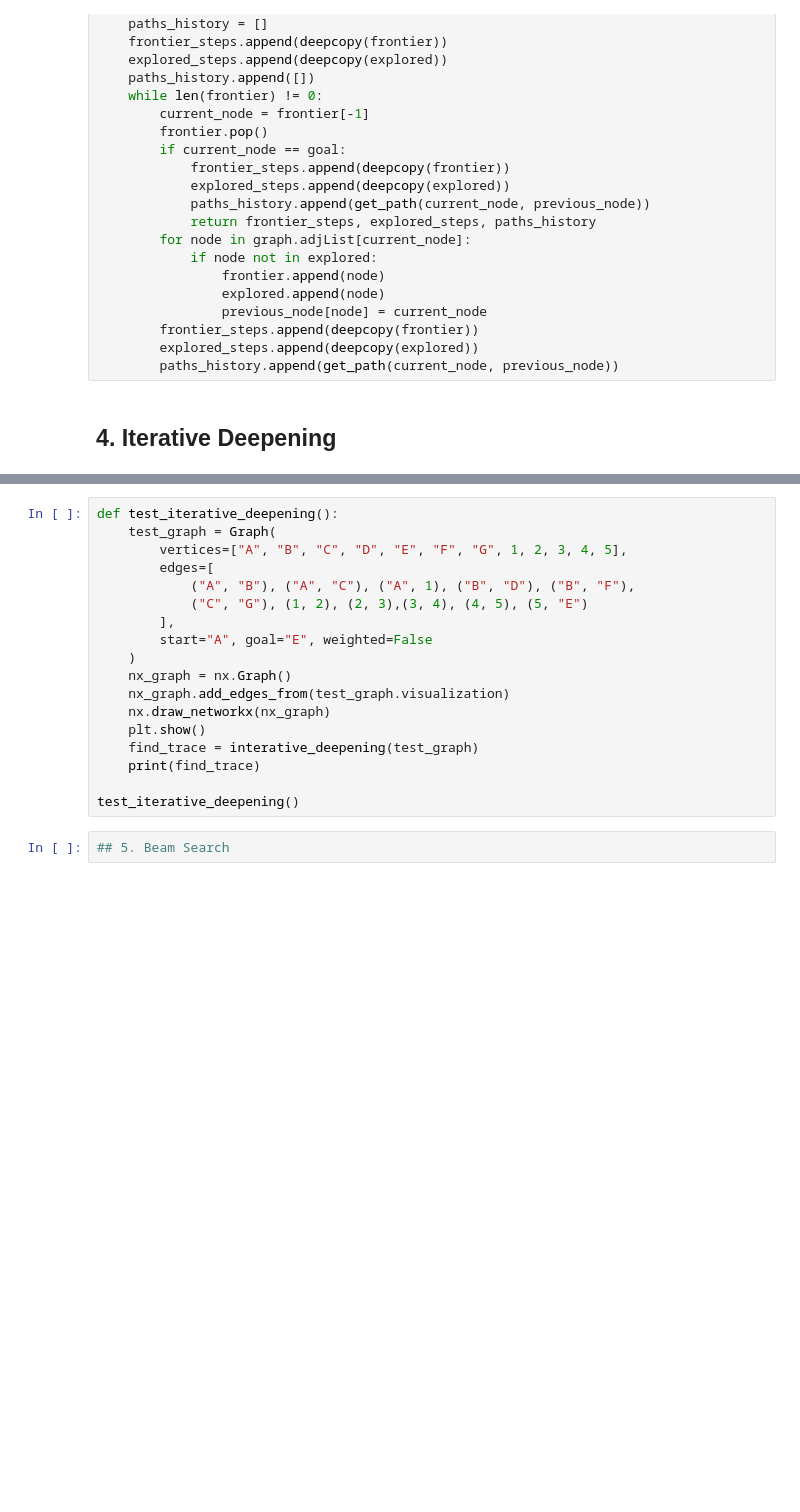
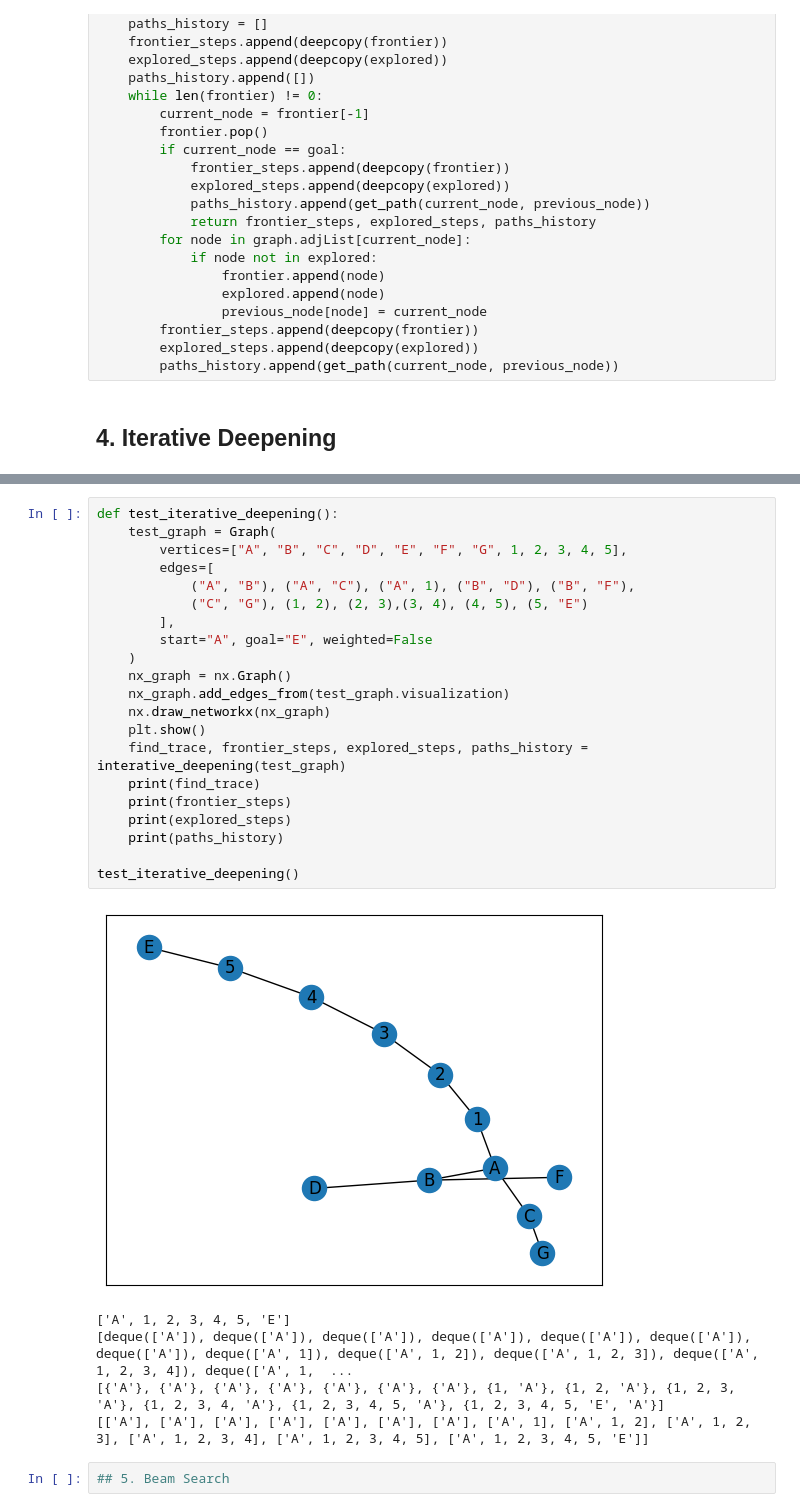
Before and after one commit to iGotsIt/AI-search-tool, a Jupyter notebook: AI Search Tool.ipynb, the cells around one changed output, grey strips where cells are left out. Saved outputs shown, nothing was run; the diff lists cells and outputs as text; blank space fills up the shorter version.

Commit message:
implement history

```diff
--- a/AI Search Tool.ipynb
+++ b/AI Search Tool.ipynb
@@ -186,21 +206,30 @@ def interative_deepening(graph: Graph) -> Optional[Trace]:
 # %%
 def test_iterative_deepening():
     test_graph = Graph(
         vertices=["A", "B", "C", "D", "E", "F", "G", 1, 2, 3, 4, 5],
         edges=[
             ("A", "B"), ("A", "C"), ("A", 1), ("B", "D"), ("B", "F"),
             ("C", "G"), (1, 2), (2, 3),(3, 4), (4, 5), (5, "E")
         ],
         start="A", goal="E", weighted=False
     )
     nx_graph = nx.Graph()
     nx_graph.add_edges_from(test_graph.visualization)
     nx.draw_networkx(nx_graph)
     plt.show()
-    find_trace = interative_deepening(test_graph)
+    find_trace, frontier_steps, explored_steps, paths_history = interative_deepening(test_graph)
     print(find_trace)
+    print(frontier_steps)
+    print(explored_steps)
+    print(paths_history)
 
 test_iterative_deepening()
+# %% [output]
+[figure, added]
+['A', 1, 2, 3, 4, 5, 'E']
+[deque(['A']), deque(['A']), deque(['A']), deque(['A']), deque(['A']), deque(['A']), deque(['A']), deque(['A', 1]), deque(['A', 1, 2]), deque(['A', 1, 2, 3]), deque(['A', 1, 2, 3, 4]), deque(['A', 1,  ...
+[{'A'}, {'A'}, {'A'}, {'A'}, {'A'}, {'A'}, {'A'}, {1, 'A'}, {1, 2, 'A'}, {1, 2, 3, 'A'}, {1, 2, 3, 4, 'A'}, {1, 2, 3, 4, 5, 'A'}, {1, 2, 3, 4, 5, 'E', 'A'}]
+[['A'], ['A'], ['A'], ['A'], ['A'], ['A'], ['A'], ['A', 1], ['A', 1, 2], ['A', 1, 2, 3], ['A', 1, 2, 3, 4], ['A', 1, 2, 3, 4, 5], ['A', 1, 2, 3, 4, 5, 'E']]
 # %%
 ## 5. Beam Search
 # %%
```
Also changed, not shown: parts of 6 cells of this notebook.
